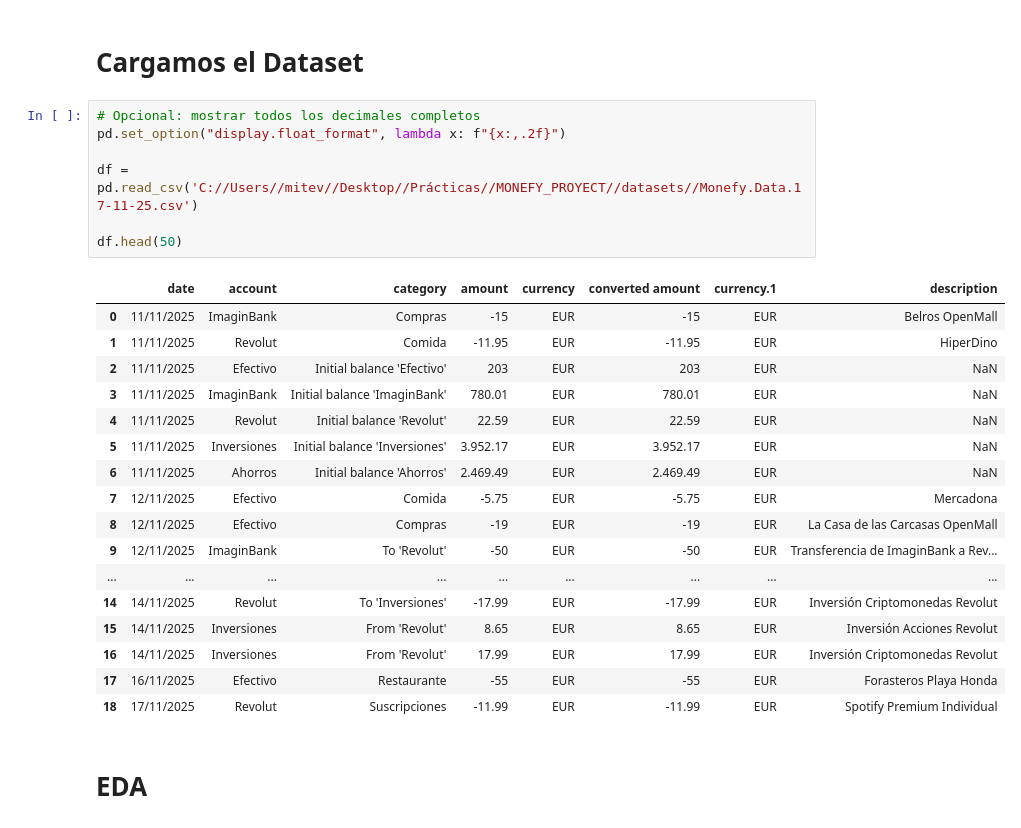
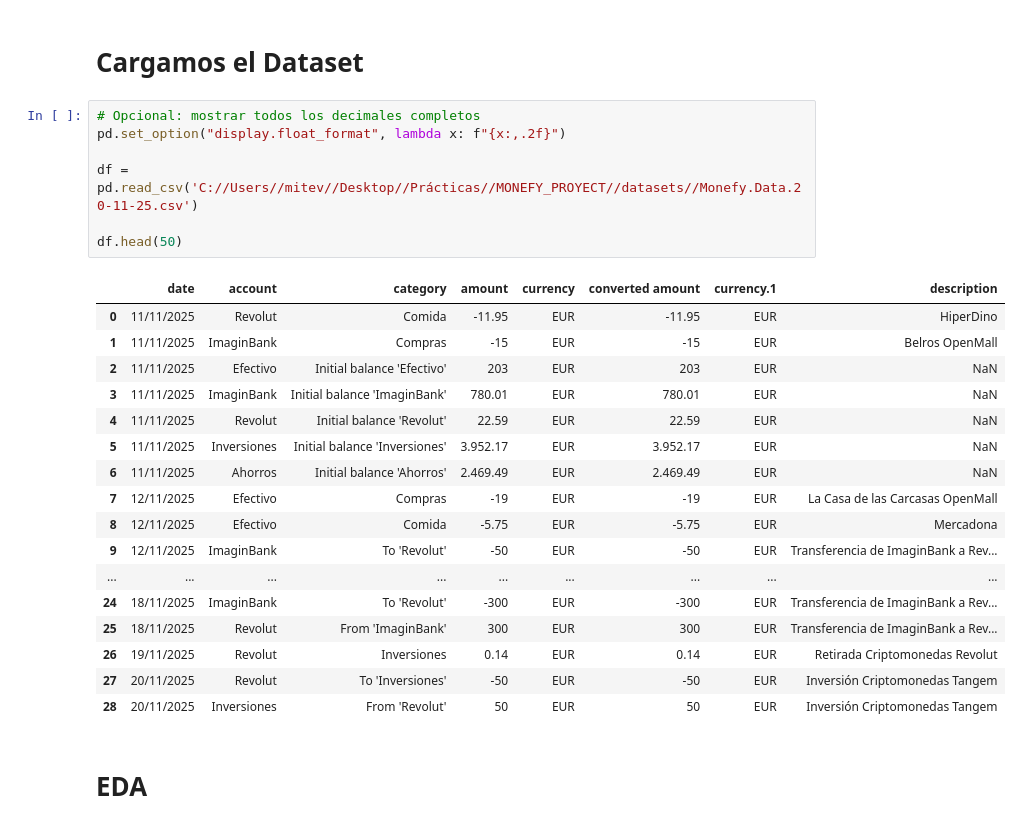
Before and after one commit to SyM97/MONEFY_PROYECT, a Jupyter notebook: monefy_eda.ipynb, the cells around one changed output. Saved outputs shown, nothing was run; the diff lists cells and outputs as text.

```diff
--- a/monefy_eda.ipynb
+++ b/monefy_eda.ipynb
@@ -63,28 +63,28 @@ def clasificar_movimiento(row):
 # %%
 # Opcional: mostrar todos los decimales completos
 pd.set_option("display.float_format", lambda x: f"{x:,.2f}")
 
-df = pd.read_csv('C://Users//mitev//Desktop//Prácticas//MONEFY_PROYECT//datasets//Monefy.Data.17-11-25.csv')
+df = pd.read_csv('C://Users//mitev//Desktop//Prácticas//MONEFY_PROYECT//datasets//Monefy.Data.20-11-25.csv')
 
 df.head(50)
 # %% [output]
 |  | date | account | category | amount | currency | converted amount | currency.1 | description |
-| 0 | 11/11/2025 | ImaginBank | Compras | -15 | EUR | -15 | EUR | Belros OpenMall |
-| 1 | 11/11/2025 | Revolut | Comida | -11.95 | EUR | -11.95 | EUR | HiperDino |
+| 0 | 11/11/2025 | Revolut | Comida | -11.95 | EUR | -11.95 | EUR | HiperDino |
+| 1 | 11/11/2025 | ImaginBank | Compras | -15 | EUR | -15 | EUR | Belros OpenMall |
 | 2 | 11/11/2025 | Efectivo | Initial balance 'Efectivo' | 203 | EUR | 203 | EUR | NaN |
 | 3 | 11/11/2025 | ImaginBank | Initial balance 'ImaginBank' | 780.01 | EUR | 780.01 | EUR | NaN |
 | 4 | 11/11/2025 | Revolut | Initial balance 'Revolut' | 22.59 | EUR | 22.59 | EUR | NaN |
 | 5 | 11/11/2025 | Inversiones | Initial balance 'Inversiones' | 3.952.17 | EUR | 3.952.17 | EUR | NaN |
 | 6 | 11/11/2025 | Ahorros | Initial balance 'Ahorros' | 2.469.49 | EUR | 2.469.49 | EUR | NaN |
-| 7 | 12/11/2025 | Efectivo | Comida | -5.75 | EUR | -5.75 | EUR | Mercadona |
-| 8 | 12/11/2025 | Efectivo | Compras | -19 | EUR | -19 | EUR | La Casa de las Carcasas OpenMall |
+| 7 | 12/11/2025 | Efectivo | Compras | -19 | EUR | -19 | EUR | La Casa de las Carcasas OpenMall |
+| 8 | 12/11/2025 | Efectivo | Comida | -5.75 | EUR | -5.75 | EUR | Mercadona |
 | 9 | 12/11/2025 | ImaginBank | To 'Revolut' | -50 | EUR | -50 | EUR | Transferencia de ImaginBank a Rev... |
 | ... | ... | ... | ... | ... | ... | ... | ... | ... |
-| 14 | 14/11/2025 | Revolut | To 'Inversiones' | -17.99 | EUR | -17.99 | EUR | Inversión Criptomonedas Revolut |
-| 15 | 14/11/2025 | Inversiones | From 'Revolut' | 8.65 | EUR | 8.65 | EUR | Inversión Acciones Revolut |
-| 16 | 14/11/2025 | Inversiones | From 'Revolut' | 17.99 | EUR | 17.99 | EUR | Inversión Criptomonedas Revolut |
-| 17 | 16/11/2025 | Efectivo | Restaurante | -55 | EUR | -55 | EUR | Forasteros Playa Honda |
-| 18 | 17/11/2025 | Revolut | Suscripciones | -11.99 | EUR | -11.99 | EUR | Spotify Premium Individual |
+| 24 | 18/11/2025 | ImaginBank | To 'Revolut' | -300 | EUR | -300 | EUR | Transferencia de ImaginBank a Rev... |
+| 25 | 18/11/2025 | Revolut | From 'ImaginBank' | 300 | EUR | 300 | EUR | Transferencia de ImaginBank a Rev... |
+| 26 | 19/11/2025 | Revolut | Inversiones | 0.14 | EUR | 0.14 | EUR | Retirada Criptomonedas Revolut |
+| 27 | 20/11/2025 | Revolut | To 'Inversiones' | -50 | EUR | -50 | EUR | Inversión Criptomonedas Tangem |
+| 28 | 20/11/2025 | Inversiones | From 'Revolut' | 50 | EUR | 50 | EUR | Inversión Criptomonedas Tangem |
 # %% [markdown]
 # EDA
 # %%
```
Also changed, not shown: parts of 10 cells of this notebook, 1 other file.
